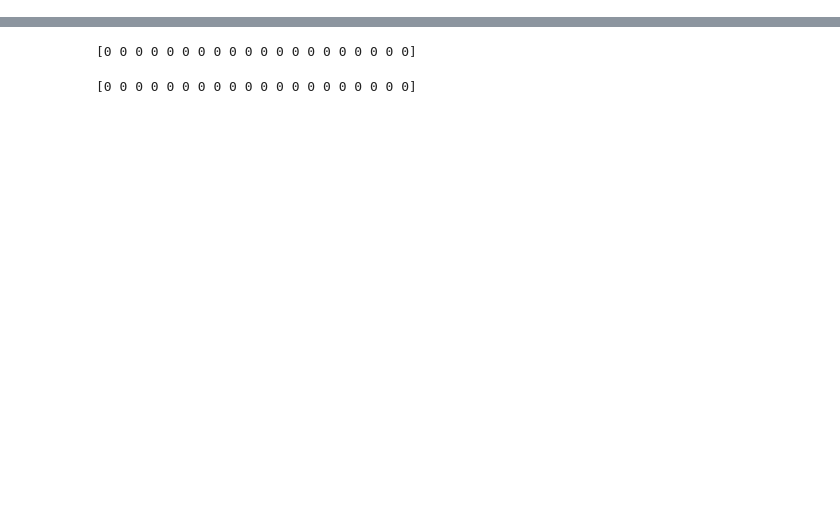
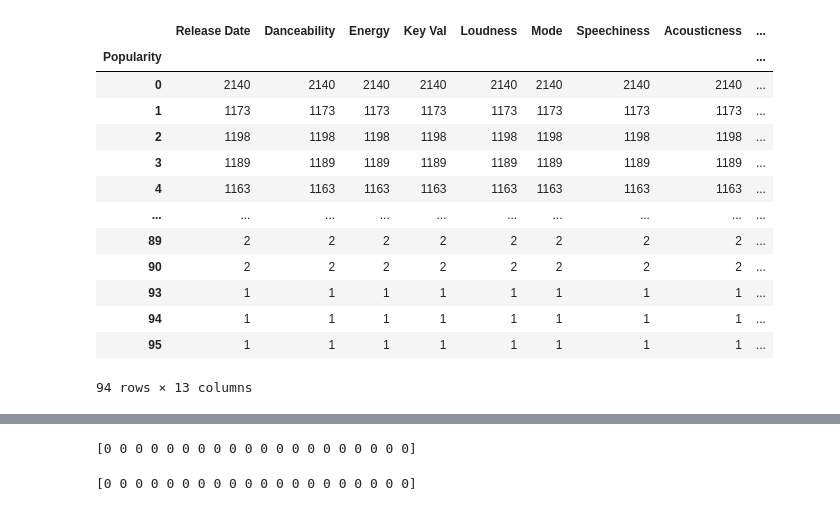
Before and after one commit to peishuan/Natural-Computation-Methods-for-Machine-Learning-Final-Project, a Jupyter notebook: meeting0513/spotify_end2end3.ipynb, the cells around one changed output, grey strips where cells are left out. Saved outputs shown, nothing was run; the diff lists cells and outputs as text; code cells hidden in the pictures; blank space fills up the shorter version.

```diff
--- a/meeting0513/spotify_end2end3.ipynb
+++ b/meeting0513/spotify_end2end3.ipynb
@@ -34,0 +37,17 @@ data.head()
+# %%
+data.sort_values(['Popularity'],ascending=False).groupby('Popularity').count()
+# %% [output]
+|  | Release Date | Danceability | Energy | Key Val | Loudness | Mode | Speechiness | Acousticness | ... |
+| Popularity |  |  |  |  |  |  |  |  | ... |
+| 0 | 2140 | 2140 | 2140 | 2140 | 2140 | 2140 | 2140 | 2140 | ... |
+| 1 | 1173 | 1173 | 1173 | 1173 | 1173 | 1173 | 1173 | 1173 | ... |
+| 2 | 1198 | 1198 | 1198 | 1198 | 1198 | 1198 | 1198 | 1198 | ... |
+| 3 | 1189 | 1189 | 1189 | 1189 | 1189 | 1189 | 1189 | 1189 | ... |
+| 4 | 1163 | 1163 | 1163 | 1163 | 1163 | 1163 | 1163 | 1163 | ... |
+| ... | ... | ... | ... | ... | ... | ... | ... | ... | ... |
+| 89 | 2 | 2 | 2 | 2 | 2 | 2 | 2 | 2 | ... |
+| 90 | 2 | 2 | 2 | 2 | 2 | 2 | 2 | 2 | ... |
+| 93 | 1 | 1 | 1 | 1 | 1 | 1 | 1 | 1 | ... |
+| 94 | 1 | 1 | 1 | 1 | 1 | 1 | 1 | 1 | ... |
+| 95 | 1 | 1 | 1 | 1 | 1 | 1 | 1 | 1 | ... |
+94 rows × 13 columns
```
Also changed, not shown: parts of 13 cells of this notebook.
